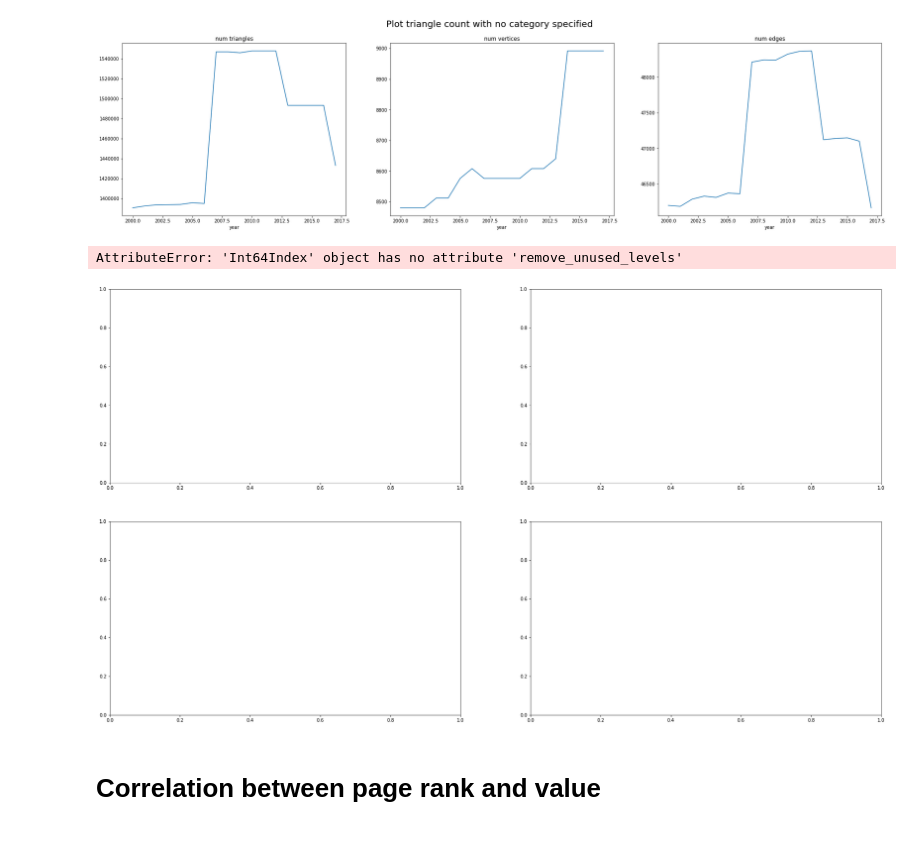
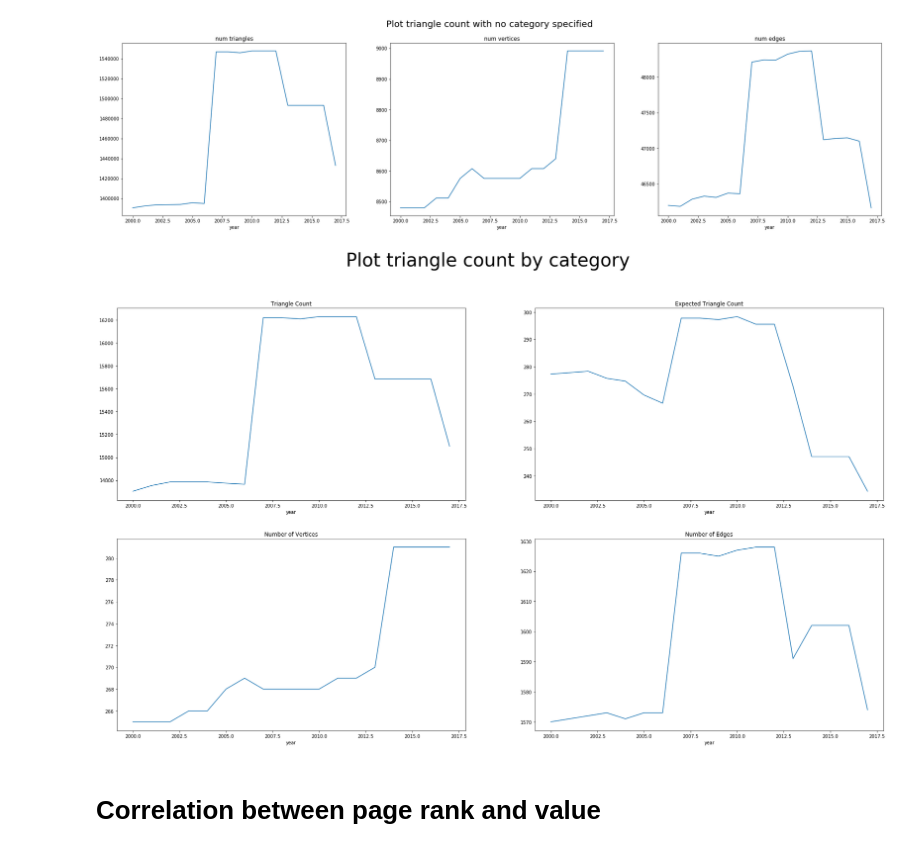
Before and after one commit to gbaasch/data_mining, a Jupyter notebook: eda.ipynb, the cells around one changed output. Saved outputs shown, nothing was run; the diff lists cells and outputs as text; code cells hidden in the pictures.

```diff
--- a/eda.ipynb
+++ b/eda.ipynb
@@ -502,24 +502,23 @@ plt.show()
 # %%
 # fetch data
 triangles_df = pd.read_csv('./output-data/triangles_new.csv')
 
 # create plot
 fig, axes = plt.subplots(2, 2, figsize=(30, 17))
 grouped_triangles = triangles_df.groupby(['year']).sum()
 grouped_triangles['triangles'].plot(
      ax=axes[0, 0], legend=False, title='Triangle Count')
 grouped_triangles['expected_triangles'].plot(
     ax=axes[0, 1], legend=False, title='Expected Triangle Count')
-grouped_triangles['num_nodes'].unstack().plot(
+grouped_triangles['num_nodes'].plot(
     ax=axes[1, 0], legend=False, title='Number of Vertices')
-grouped_triangles['num_edges'].unstack().plot(
+grouped_triangles['num_edges'].plot(
     ax=axes[1, 1], legend=False, title='Number of Edges');
 
 plt.suptitle("Plot triangle count by category", fontsize=40);
 plt.show()
 # %% [output]
-AttributeError: 'Int64Index' object has no attribute 'remove_unused_levels'
-[figure, old version]
+[figure, new version]
 # %% [markdown]
 # Correlation between page rank and value
 # %%
```
Also changed, not shown: 9 other files.
